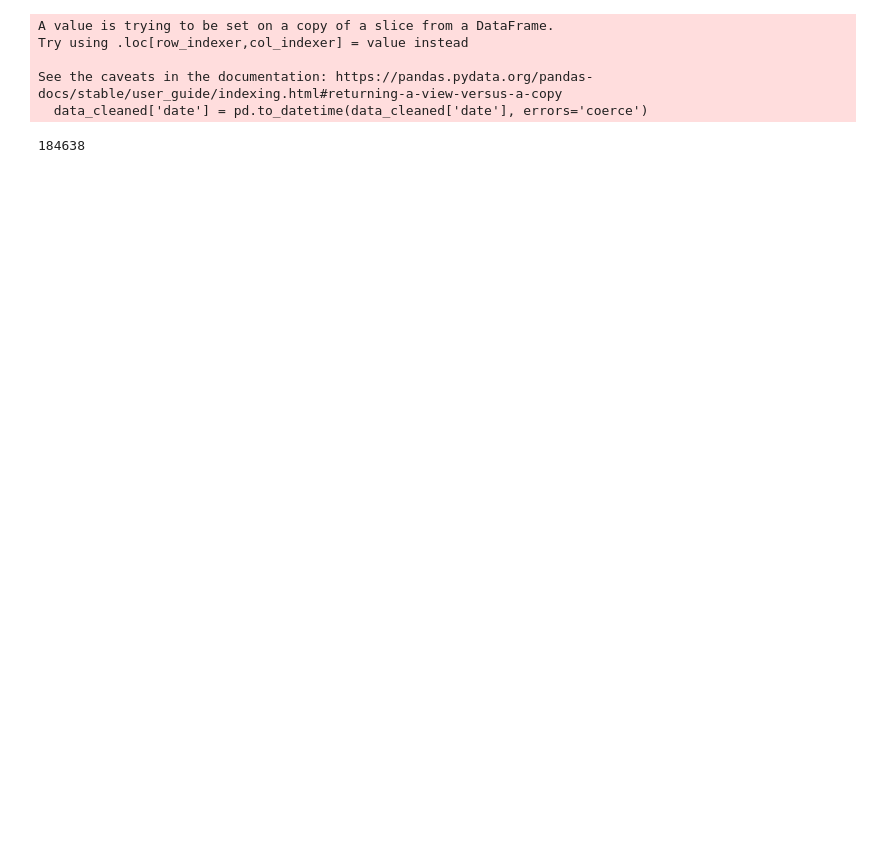
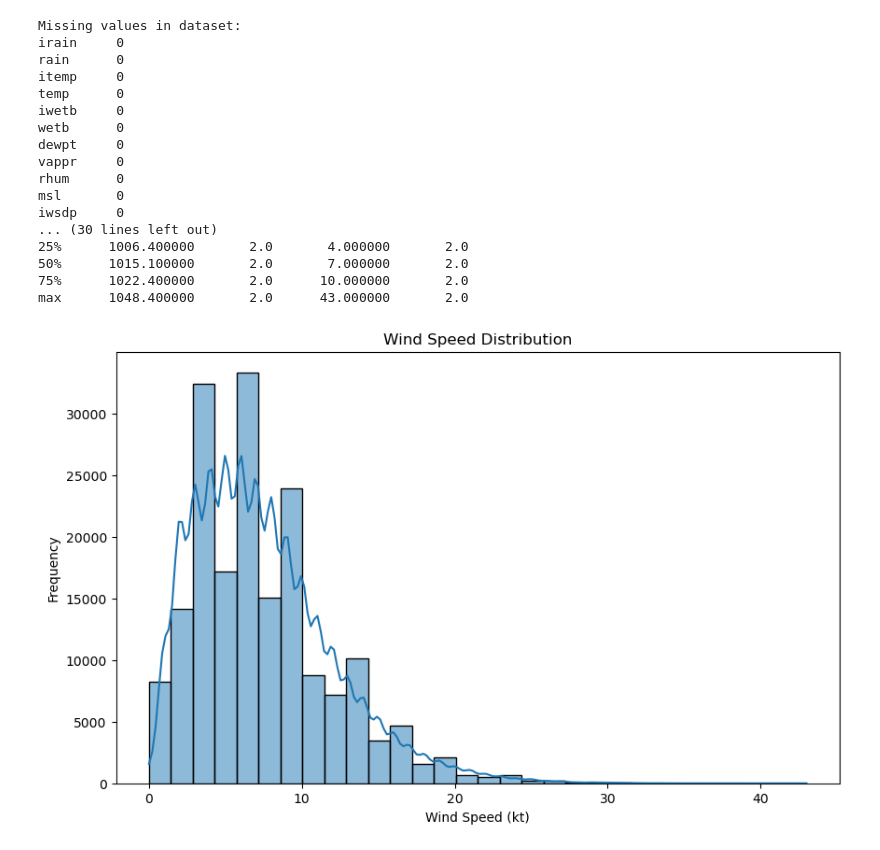
Before and after one commit to sarabDevOps/PFDA, a Jupyter notebook: pfda/pfda-Project/projectWork/G00305450.ipynb, the cells around one changed output. Cells and saved outputs as stored; diff of their text form; code cells hidden in the pictures; blank space fills up the shorter version.

Commit message:
Wind speed distribution , Relation between key weather metrics(air,wet bulb temp , dew point temp, relative humidity, mean wind speed , prediction amount(rain)) , correlation matrix

```diff
--- a/pfda/pfda-Project/projectWork/G00305450.ipynb
+++ b/pfda/pfda-Project/projectWork/G00305450.ipynb
@@ -5,6 +5,8 @@
 # %%
 import pandas as pd
 import sqlite3
+import seaborn as sns
+import matplotlib.pyplot as plt
 
 
 #steps
@@ -14,10 +16,7 @@ import sqlite3
 file_path = 'C:/Users/sarab/Downloads/hly375/hly375/hly375.csv'
 data = pd.read_csv(file_path, skiprows=17)  # Skip the first 17 rows of metadata
 
-print(data)
-
-
-
+#print(data)
 
 
 # Rename columns to match the dataset's ddescription
@@ -51,11 +50,42 @@ data_cleaned['date'] = pd.to_datetime(data_cleaned['date'], errors='coerce')
 data_cleaned = data_cleaned.dropna(subset=['date'])
 
 
-
+# Set the 'date' column as the index for time series analysis
+data_cleaned.set_index('date', inplace=True)
 
 
 
 # Store valid data in a database
 conn = sqlite3.connect("weather_data.db")
 data_cleaned.to_sql("weather", conn, if_exists="replace", index=False)
+
+
+# Step 1: Data Cleaning
+# Check for missing values
+print("Missing values in dataset:")
+print(data_cleaned.isnull().sum())
+
+
+
+# Ensure all numerical columns are properly converted to numeric
+data_cleaned[['rain', 'temp', 'wetb', 'dewpt', 'vappr', 'rhum', 'msl', 'wdsp']] = data_cleaned[['rain', 'temp', 'wetb', 'dewpt', 'vappr', 'rhum', 'msl', 'wdsp']].apply(pd.to_numeric, errors='coerce')
+data_cleaned = data_cleaned.dropna()
+
+
+# Step 2: Descriptive Statistics
+# Summary statistics
+print("Summary Statistics:")
+print(data_cleaned.describe())
+
+# Step 3: Data Visualization
+# Plot wind speed distribution
+plt.figure(figsize=(10, 6))
+sns.histplot(data_cleaned['wdsp'], bins=30, kde=True)
+plt.title('Wind Speed Distribution')
+plt.xlabel('Wind Speed (kt)')
+plt.ylabel('Frequency')
+plt.show()
+
+# Close database connection
+conn.close()
 # %% [output]
@@ -79,6 +97,18 @@ data_cleaned.to_sql("weather", conn, if_exists="replace", index=False)
-A value is trying to be set on a copy of a slice from a DataFrame.
-Try using .loc[row_indexer,col_indexer] = value instead
-
-See the caveats in the documentation: https://pandas.pydata.org/pandas-docs/stable/user_guide/indexing.html#returning-a-view-versus-a-copy
-  data_cleaned['date'] = pd.to_datetime(data_cleaned['date'], errors='coerce')
+Missing values in dataset:
+irain     0
+rain      0
+itemp     0
+temp      0
+iwetb     0
+wetb      0
+dewpt     0
+vappr     0
+rhum      0
+msl       0
+iwsdp     0
+... (30 lines left out)
+25%      1006.400000       2.0       4.000000       2.0
+50%      1015.100000       2.0       7.000000       2.0
+75%      1022.400000       2.0      10.000000       2.0
+max      1048.400000       2.0      43.000000       2.0
-184638
+[figure, added]
```
Also changed, not shown: parts of 7 cells of this notebook.
